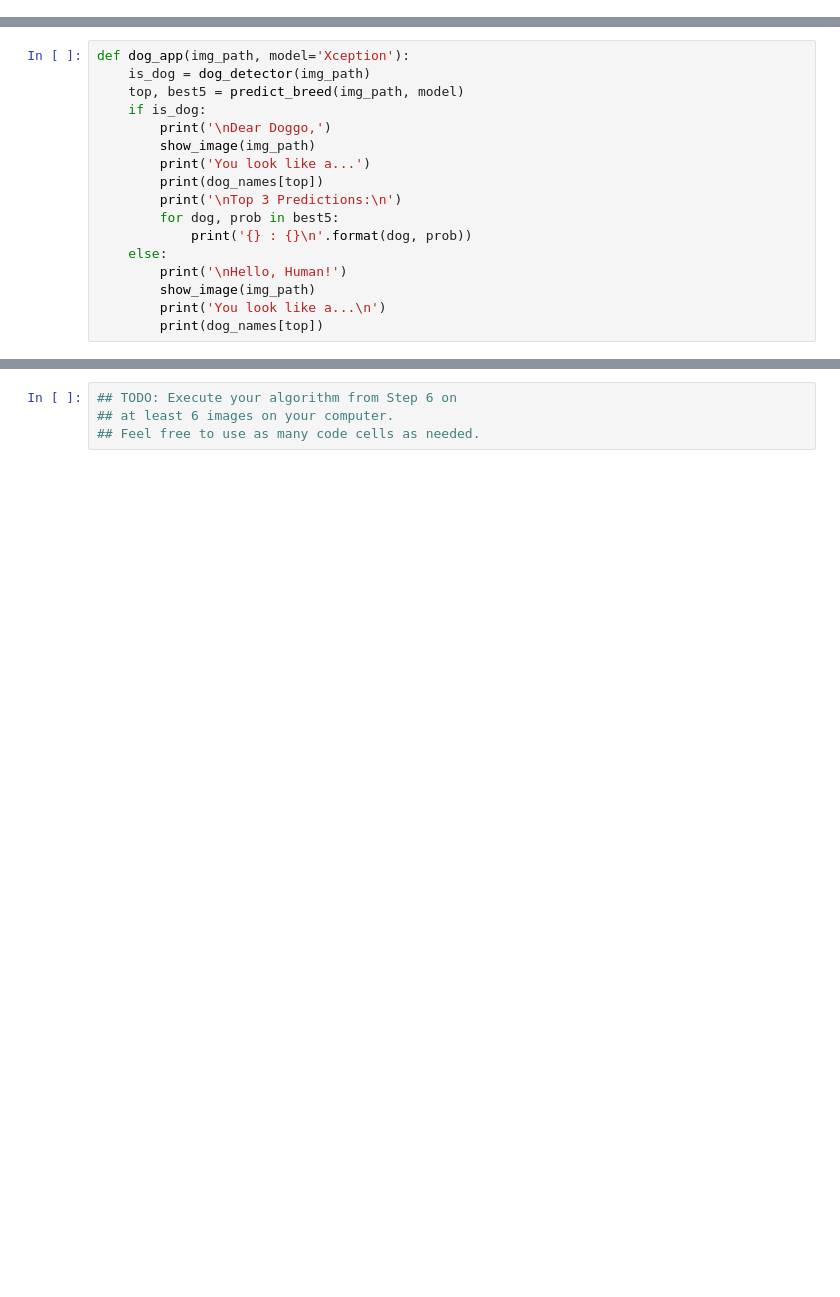
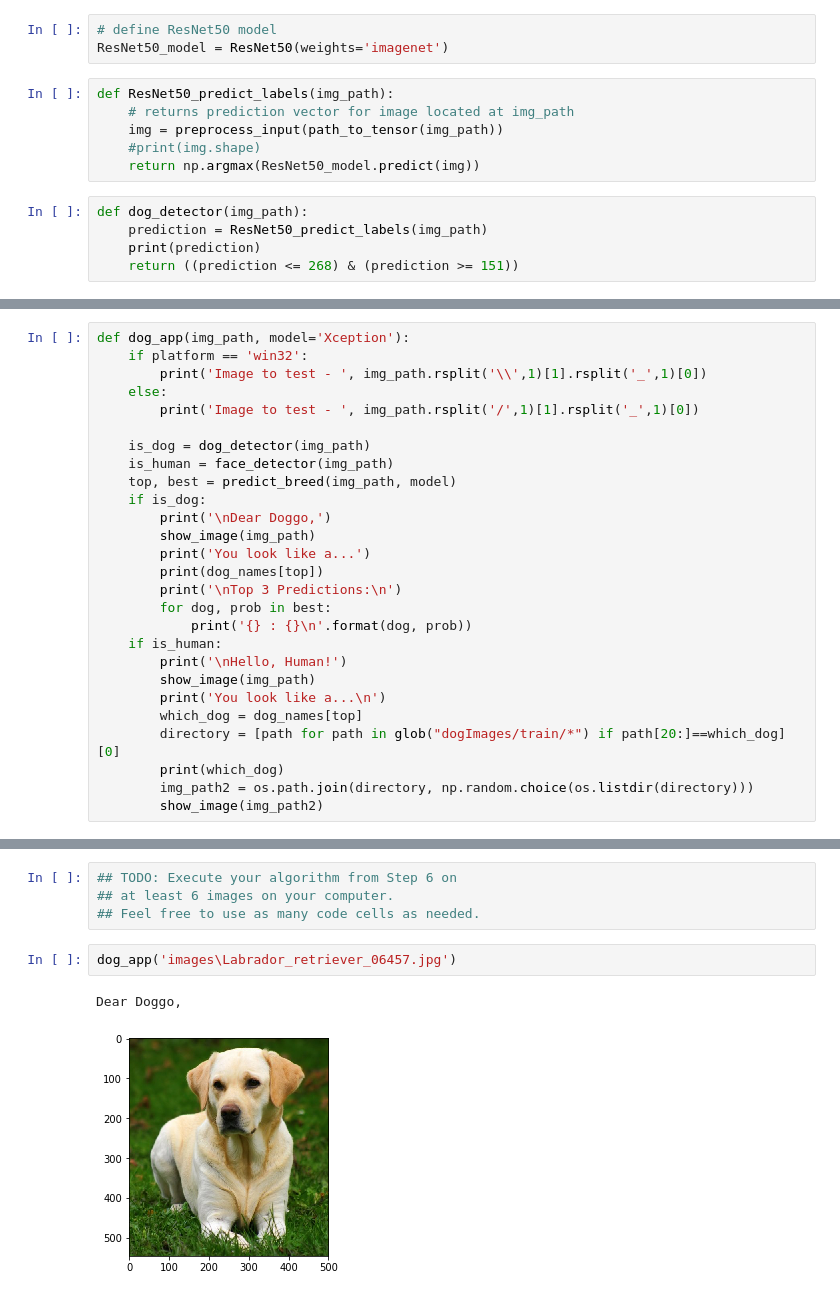
Before and after one commit to m00nd00r/Dog-Breed-App, a Jupyter notebook: dog_app.ipynb, the cells around one changed output, grey strips where cells are left out. Saved outputs shown, nothing was run; the diff lists cells and outputs as text; blank space fills up the shorter version.

```diff
--- a/dog_app.ipynb
+++ b/dog_app.ipynb
@@ -1145,6 +1160,20 @@ Some sample output for our algorithm is provided below, but feel free to design
 # %%
 ### TODO: Write your algorithm.
 ### Feel free to use as many code cells as needed.
+# %%
+# define ResNet50 model
+ResNet50_model = ResNet50(weights='imagenet')
+# %%
+def ResNet50_predict_labels(img_path):
+    # returns prediction vector for image located at img_path
+    img = preprocess_input(path_to_tensor(img_path))
+    #print(img.shape)
+    return np.argmax(ResNet50_model.predict(img))
+# %%
+def dog_detector(img_path):
+    prediction = ResNet50_predict_labels(img_path)
+    print(prediction)
+    return ((prediction <= 268) & (prediction >= 151))
 # %%
 def face_detector(img_path):
     img = cv2.imread(img_path)
@@ -1164,18 +1193,28 @@ def show_image(img_path):
     plt.show()
 # %%
 def dog_app(img_path, model='Xception'):
+    if platform == 'win32':
+        print('Image to test - ', img_path.rsplit('\\',1)[1].rsplit('_',1)[0])
+    else:
+        print('Image to test - ', img_path.rsplit('/',1)[1].rsplit('_',1)[0])
+
     is_dog = dog_detector(img_path)
-    top, best5 = predict_breed(img_path, model)
+    is_human = face_detector(img_path)
+    top, best = predict_breed(img_path, model)
     if is_dog:
         print('\nDear Doggo,')
         show_image(img_path)
         print('You look like a...')
         print(dog_names[top])
         print('\nTop 3 Predictions:\n')
-        for dog, prob in best5:
+        for dog, prob in best:
             print('{} : {}\n'.format(dog, prob))
-    else:
+    if is_human:
         print('\nHello, Human!')
         show_image(img_path)
         print('You look like a...\n')
-        print(dog_names[top])
+        which_dog = dog_names[top]
+        directory = [path for path in glob("dogImages/train/*") if path[20:]==which_dog][0]
+        print(which_dog)
+        img_path2 = os.path.join(directory, np.random.choice(os.listdir(directory)))
+        show_image(img_path2)
@@ -1236,3 +1255,8 @@ __Answer:__
 ## TODO: Execute your algorithm from Step 6 on
 ## at least 6 images on your computer.
 ## Feel free to use as many code cells as needed.
+# %%
+dog_app('images\Labrador_retriever_06457.jpg')
+# %% [output]
+Dear Doggo,
+[figure, added]
```
Also changed, not shown: parts of 15 cells of this notebook.
